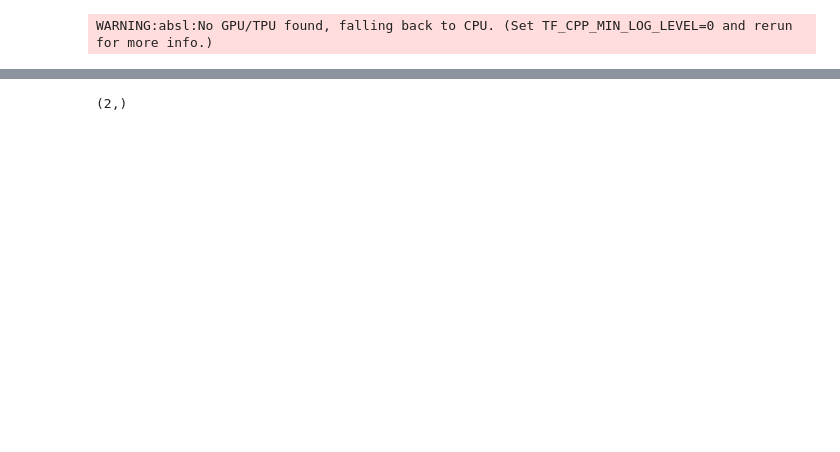
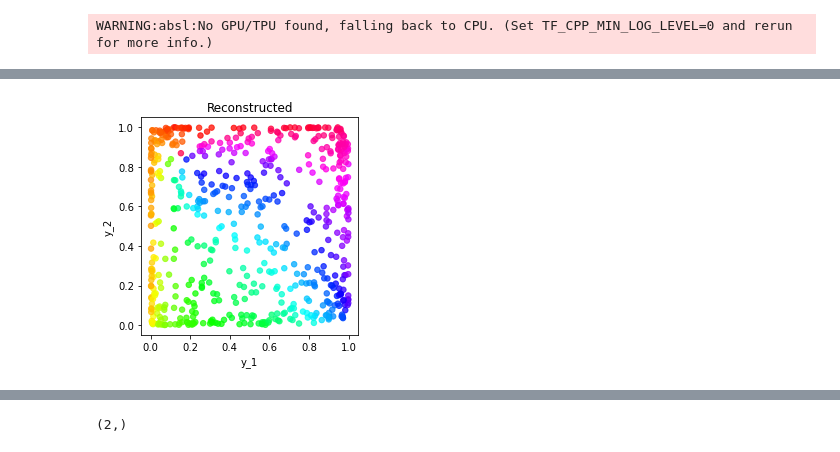
Before and after one commit to lgresele/independent-mechanism-analysis, a Jupyter notebook: 6_aDM_flows.ipynb, the cells around one changed output, grey strips where cells are left out. Saved outputs shown, nothing was run; the diff lists cells and outputs as text; code cells hidden in the pictures; blank space fills up the shorter version.

```diff
--- a/6_aDM_flows.ipynb
+++ b/6_aDM_flows.ipynb
@@ -172,3 +186,11 @@ scatterplot_variables(Y, 'Flow reconstructed', colors=colors)
+# %%
+cdf_t = lambda x : 0.5*(1.0 + erf(x))
+# %%
+Y_1 = cdf_t(Y)
+# %%
+scatterplot_variables(Y_1, 'Reconstructed', colors=colors, savefig=True, fname="Reconstructed_flow_cdf")
+# %% [output]
+[figure, added]
 # %%
 X_ = nf_backward(Y, nf_nn, params, v_realnvp_inv)
 # %%
```
Also changed, not shown: parts of 25 cells of this notebook.
